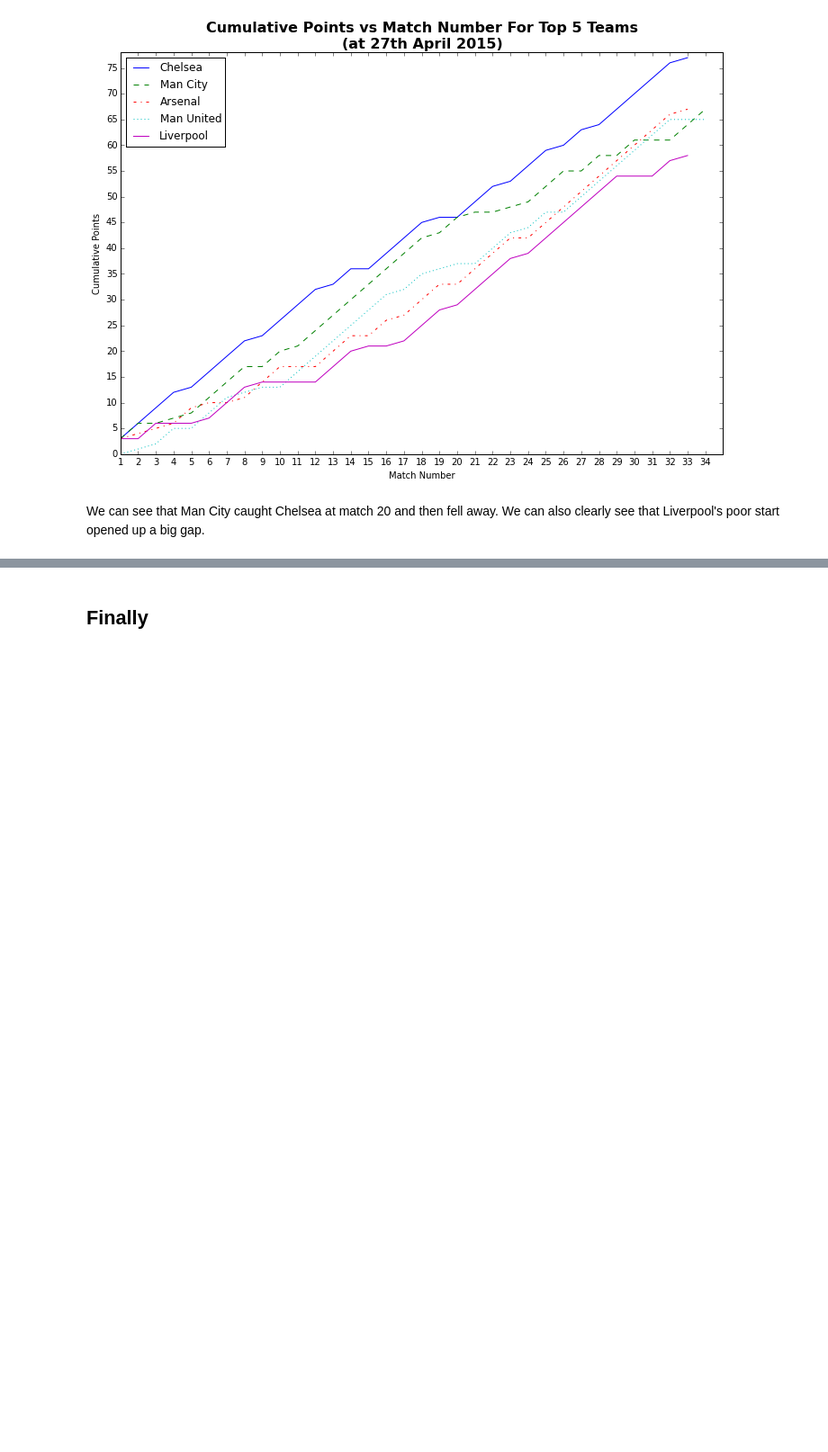
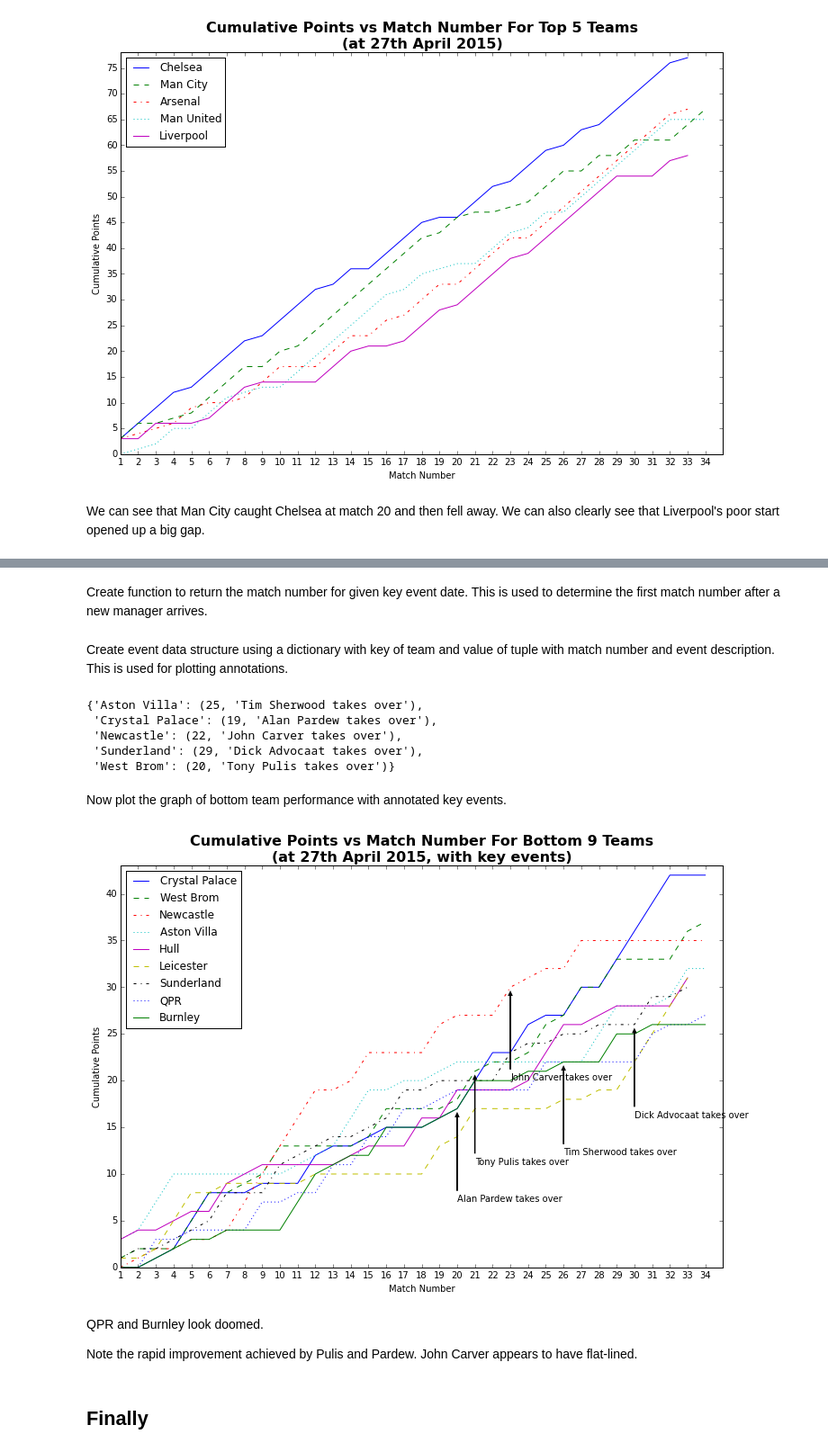
Before and after one commit to terrydolan/prem, a Jupyter notebook: prem-analysis.ipynb, the cells around one changed output, grey strips where cells are left out. Shown at 90% size. Saved outputs shown, nothing was run; the diff lists cells and outputs as text; code cells hidden in the pictures; blank space fills up the shorter version.

Commit message:
Baseline updated to include comparison of bottom team performance.

```diff
--- a/prem-analysis.ipynb
+++ b/prem-analysis.ipynb
@@ -661,0 +672,4 @@ We can see that Man City caught Chelsea at match 20 and then fell away. We can a
+# %%
+BTM_TEAM_COUNT = 9 # covering the most interesting teams
+btm_team_summary = PLtable[['Team', 'P', 'PTS']][-BTM_TEAM_COUNT:].values
+print btm_team_summary
@@ -661,0 +686,2 @@ We can see that Man City caught Chelsea at match 20 and then fell away. We can a
+# %% [markdown]
+Create function to return the match number for given key event date. This is used to determine the first match number after a new manager arrives.
@@ -662,3 +714,72 @@ We can see that Man City caught Chelsea at match 20 and then fell away. We can a
+# %% [markdown]
+Create event data structure using a dictionary with key of team and value of tuple with match number and event description. This is used for plotting annotations.
+# %%
+key_event_dict = {}
+# use key_event() function to determine match at which event took place
+# dates given are from wikipedia
+key_event_dict['Crystal Palace'] = (key_event('01/01/15', 'Crystal Palace'), 'Alan Pardew takes over')
+key_event_dict['West Brom'] = (key_event('02/01/15', 'West Brom'), 'Tony Pulis takes over')
+key_event_dict['Newcastle'] = (key_event('26/01/15', 'West Brom'), 'John Carver takes over')
+key_event_dict['Aston Villa'] = (key_event('14/02/15', 'Aston Villa'), 'Tim Sherwood takes over')
+key_event_dict['Sunderland'] = (key_event('17/03/15', 'Aston Villa'), 'Dick Advocaat takes over')
+key_event_dict
+# %% [output]
+{'Aston Villa': (25, 'Tim Sherwood takes over'),
+ 'Crystal Palace': (19, 'Alan Pardew takes over'),
+ 'Newcastle': (22, 'John Carver takes over'),
+ 'Sunderland': (29, 'Dick Advocaat takes over'),
+ 'West Brom': (20, 'Tony Pulis takes over')}
+# %% [markdown]
+Now plot the graph of bottom team performance with annotated key events.
+# %%
+# define figure size
+FIG_SIZE = (12, 8)
+
+# create line styles to cycle
+lines = ["-","--","-.",":"]
+linecycler = cycle(lines)
+
+# calculate limits
+max_played = max(played for _team, played, _points in btm_team_summary)
+max_points = max(points for _team, _played, points in btm_team_summary)
+
+# plot
+fig = plt.figure(figsize=FIG_SIZE)
+
+for team, _played, _points in btm_team_summary:
+    team_cum_points_list = team_points[team]
+    team_match_list = range(1, len(team_cum_points_list)+1)
+    plt.plot(team_match_list, team_cum_points_list, next(linecycler), label=team)
+
+    # if there is a key event for this team then annotate
+    if team in key_event_dict:
+        # get match number and event description
+        event_match, event_desc = key_event_dict[team]
+        # calculate position of annotation
+        x, y = team_match_list[event_match], team_cum_points_list[event_match]
+        # annotate with arrow below event
+        plt.annotate(event_desc, xy=(x,y), xytext=(x, y-10),
+                     arrowprops=dict(facecolor='black', width=.5,
+                                     shrink=.05, headwidth=4, frac=.05))
+
+plt.xticks(range(1, max_played+1))
+plt.yticks(range(0, max_points, 5))
+plt.xlabel('Match Number')
+plt.ylabel('Cumulative Points')
+plt.xlim(1, max_played+1)
+plt.ylim(0, max_points+1)
+plt.legend(loc='upper left')
+plt.title('Cumulative Points vs Match Number For Bottom 9 Teams \
+           \n(at {}, with key events)'.format(DATA_FILE_DATE),
+                                              fontsize=16, fontweight='bold')
+plt.show()
+#fig.savefig('PvsPTS_btm9_27Apr2015.png', bbox_inches='tight')
+# %% [output]
+[figure, added]
+# %% [markdown]
+QPR and Burnley look doomed.
+
+Note the rapid improvement achieved by Pulis and Pardew. John Carver appears to have flat-lined.
 # %% [markdown]
 ## Finally
 # %% [markdown]
```
Also changed, not shown: parts of 7 cells of this notebook.
